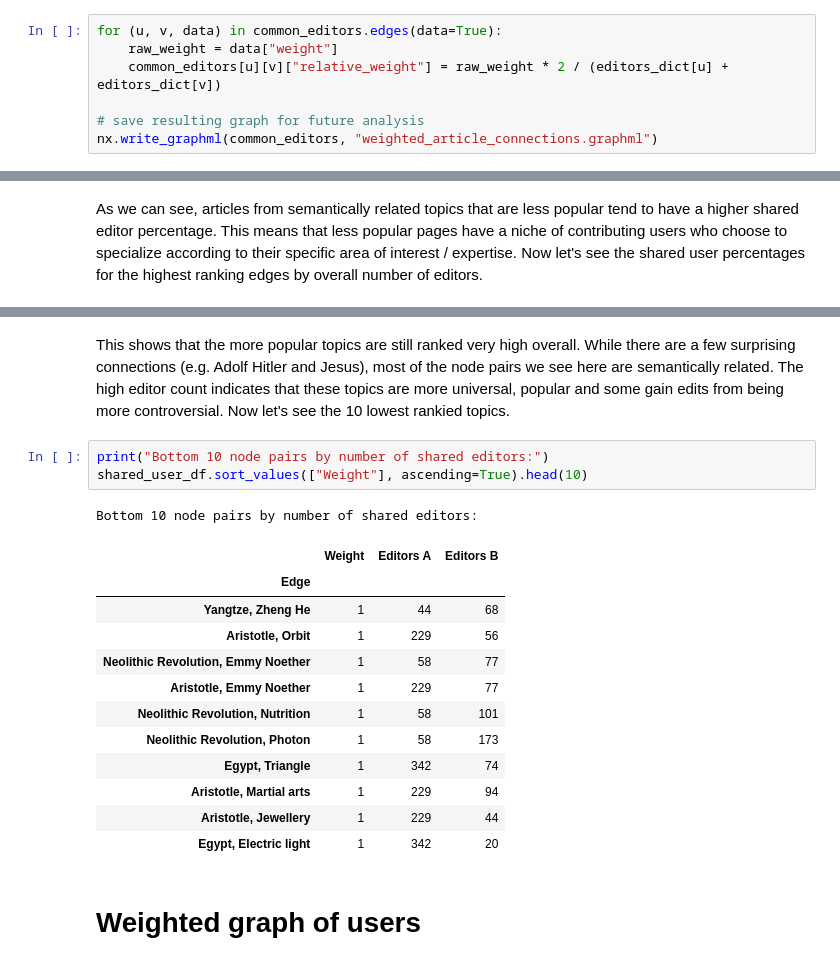
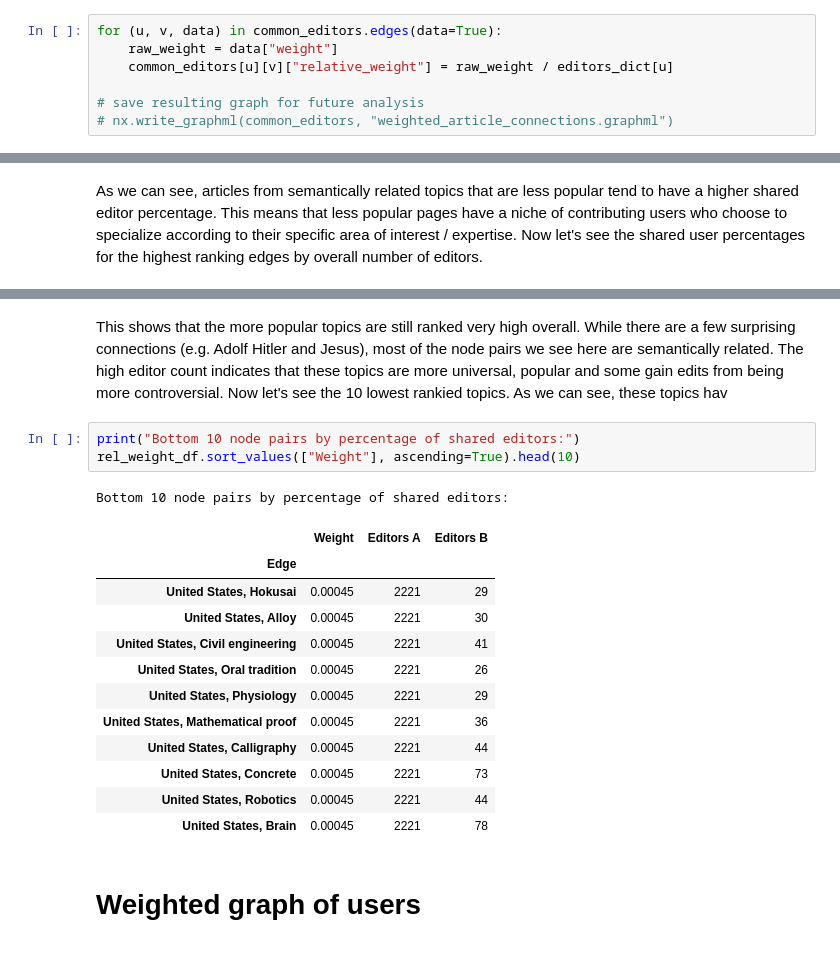
Before and after one commit to andste97/socialgraphs2023f-project, a Jupyter notebook: project/explainer_notebook.ipynb, the cells around one changed output, grey strips where cells are left out. Cells and saved outputs as stored; diff of their text form.

```diff
--- a/project/explainer_notebook.ipynb
+++ b/project/explainer_notebook.ipynb
@@ -178,10 +184,10 @@ Now we normalize the weights by the number of editors for each individual articl
 # %%
 for (u, v, data) in common_editors.edges(data=True):
     raw_weight = data["weight"]
-    common_editors[u][v]["relative_weight"] = raw_weight * 2 / (editors_dict[u] + editors_dict[v])
+    common_editors[u][v]["relative_weight"] = raw_weight / editors_dict[u]
 
 # save resulting graph for future analysis
-nx.write_graphml(common_editors, "weighted_article_connections.graphml")
+# nx.write_graphml(common_editors, "weighted_article_connections.graphml")
 # %%
 
 relative_edge_weight_dict = nx.get_edge_attributes(common_editors, "relative_weight")
@@ -245,22 +258,22 @@ Relative shared editors for the top 10 edges by shared editor number:
 # %% [markdown]
-This shows that the more popular topics are still ranked very high overall. While there are a few surprising connections (e.g. Adolf Hitler and Jesus), most of the node pairs we see here are semantically related. The high editor count indicates that these topics are more universal, popular and some gain edits from being more controversial. Now let's see the 10 lowest rankied topics.
+This shows that the more popular topics are still ranked very high overall. While there are a few surprising connections (e.g. Adolf Hitler and Jesus), most of the node pairs we see here are semantically related. The high editor count indicates that these topics are more universal, popular and some gain edits from being more controversial. Now let's see the 10 lowest rankied topics. As we can see, these topics hav
 # %%
-print("Bottom 10 node pairs by number of shared editors:")
-shared_user_df.sort_values(["Weight"], ascending=True).head(10)
+print("Bottom 10 node pairs by percentage of shared editors:")
+rel_weight_df.sort_values(["Weight"], ascending=True).head(10)
 # %% [output]
-Bottom 10 node pairs by number of shared editors:
+Bottom 10 node pairs by percentage of shared editors:
 |  | Weight | Editors A | Editors B |
 | Edge |  |  |  |
-| Yangtze, Zheng He | 1 | 44 | 68 |
-| Aristotle, Orbit | 1 | 229 | 56 |
-| Neolithic Revolution, Emmy Noether | 1 | 58 | 77 |
-| Aristotle, Emmy Noether | 1 | 229 | 77 |
-| Neolithic Revolution, Nutrition | 1 | 58 | 101 |
-| Neolithic Revolution, Photon | 1 | 58 | 173 |
-| Egypt, Triangle | 1 | 342 | 74 |
-| Aristotle, Martial arts | 1 | 229 | 94 |
-| Aristotle, Jewellery | 1 | 229 | 44 |
-| Egypt, Electric light | 1 | 342 | 20 |
+| United States, Hokusai | 0.00045 | 2221 | 29 |
+| United States, Alloy | 0.00045 | 2221 | 30 |
+| United States, Civil engineering | 0.00045 | 2221 | 41 |
+| United States, Oral tradition | 0.00045 | 2221 | 26 |
+| United States, Physiology | 0.00045 | 2221 | 29 |
+| United States, Mathematical proof | 0.00045 | 2221 | 36 |
+| United States, Calligraphy | 0.00045 | 2221 | 44 |
+| United States, Concrete | 0.00045 | 2221 | 73 |
+| United States, Robotics | 0.00045 | 2221 | 44 |
+| United States, Brain | 0.00045 | 2221 | 78 |
 # %% [markdown]
 # Weighted graph of users
 # %%
```
Also changed, not shown: parts of 8 cells of this notebook.
